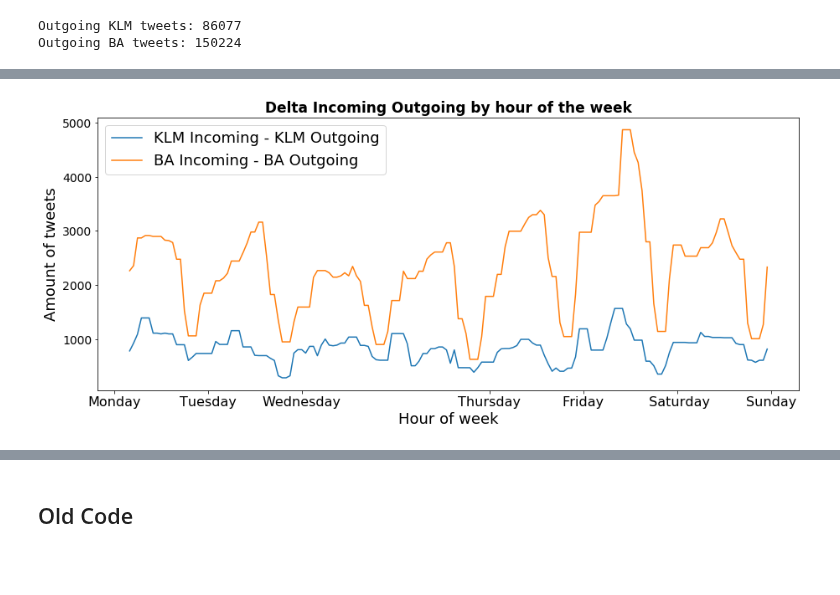
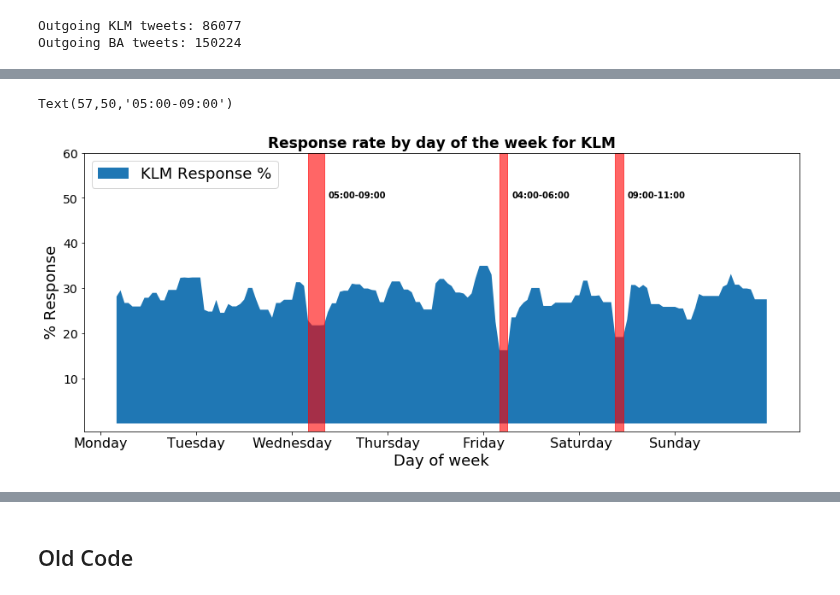
Before and after one commit to dharmsen/DBLDataChallenge, a Jupyter notebook: incoming_outcoming/Incoming_outcoming_viz.ipynb, the cells around one changed output, grey strips where cells are left out. Cells and saved outputs as stored; diff of their text form; code cells hidden in the pictures; blank space fills up the shorter version.

Commit message:
incoming outcoming and booking code extraction

```diff
--- a/incoming_outcoming/Incoming_outcoming_viz.ipynb
+++ b/incoming_outcoming/Incoming_outcoming_viz.ipynb
@@ -45,3 +29,7 @@ Name: weekday, Length: 5444249, dtype: object
+# %%
+df['hour'] = ['0' + str(hour) if int(hour) < 10 else str(hour) for hour in list(df['hour'])]
+# %%
+df['weekday_hour'] = df['weekday'].astype(str) + df['hour'].astype(str)
 # %%
 KLM_outgoing = df[df["('user', 'id_str')"] == "56377143"]
 BA_outgoing = df[df["('user', 'id_str')"] == "18332190"]
@@ -68,4 +60,4 @@ BA_incoming.to_csv('BA_incoming.csv', index=False)
 # %%
 # Read in incoming data
-KLM_incoming = pd.read_csv('KLM_incoming.csv', names=['weekday_hour'])['weekday_hour']
-BA_incoming = pd.read_csv('BA_incoming.csv', names=['weekday_hour'])['weekday_hour']
+#KLM_incoming = pd.read_csv('KLM_incoming.csv', names=['weekday_hour'])['weekday_hour']
+#BA_incoming = pd.read_csv('BA_incoming.csv', names=['weekday_hour'])['weekday_hour']
@@ -71,0 +73,2 @@ BA_incoming = pd.read_csv('BA_incoming.csv', names=['weekday_hour'])['weekday_ho
+# %%
+KLM_incoming = [text for text in list(df['text']) if '@KLM' in text]
@@ -87,18 +232,29 @@ plt.yticks([10,20,30,40,50,60], fontsize=14);
 # %%
-KLM_delta_incoming_outgoing = KLM_incoming.value_counts().sort_index().subtract(KLM_outgoing['weekday_hour'].value_counts().sort_index()).values
-BA_delta_incoming_outgoing = BA_incoming.value_counts().sort_index().subtract(BA_outgoing['weekday_hour'].value_counts().sort_index()).values
-plt.figure(figsize=(15,6))
-plt.plot(range(168), pd.Series(KLM_delta_incoming_outgoing).rolling(5).median())
-plt.plot(range(168), pd.Series(BA_delta_incoming_outgoing).rolling(5).median())
-plt.title(f'Delta Incoming Outgoing by hour of the week', fontsize=17, weight='bold')
-plt.legend(['KLM Incoming - KLM Outgoing', 'BA Incoming - BA Outgoing'], fontsize=18, loc=2)
-plt.ylabel('Amount of tweets', fontsize=18)
-plt.xlabel('Hour of week', fontsize=18)
-plt.xticks([0,24,48,96,120,144,168], ['Monday', 'Tuesday', 'Wednesday', 'Thursday', 'Friday', ' Saturday', 'Sunday'], fontsize=16)
-plt.yticks(fontsize=14);
-#plt.savefig('response_rate_KLM.png', dpi=300)
+fig, ax = plt.subplots(figsize=(15,6))
+
+KLM_delta_incoming_outgoing = KLM_outgoing['weekday_hour'].value_counts().sort_index().divide(KLM_incoming.value_counts().sort_index() + KLM_outgoing['weekday_hour'].value_counts().sort_index()).values
+BA_delta_incoming_outgoing = BA_outgoing['weekday_hour'].value_counts().sort_index().divide(BA_incoming.value_counts().sort_index() + BA_outgoing['weekday_hour'].value_counts().sort_index()).values
+#plt.figure(figsize=(15,6))
+#ax.fill_between(range(168), 0, pd.Series(BA_delta_incoming_outgoing*100).rolling(5).median())
+ax.fill_between(range(168), 0, pd.Series(KLM_delta_incoming_outgoing*100).rolling(5).median())
+#ax.plot(pd.Series(KLM_delta_incoming_outgoing*100).rolling(5).median())
+#ax.plot(pd.Series(BA_delta_incoming_outgoing*100).rolling(5).median())
+ax.set_title(f'Response rate by day of the week for KLM', fontsize=17, weight='bold')
+ax.legend(['KLM Response %', 'BA Response %'], fontsize=18, loc=2)
+ax.set_ylabel('% Response', fontsize=18)
+plt.xlabel('Day of week', fontsize=18)
+plt.xticks([0,24,48,72,96,120,144], ['Monday', 'Tuesday', 'Wednesday', 'Thursday', 'Friday', ' Saturday', 'Sunday'], fontsize=16)
+plt.yticks([10,20,30,40,50,60], fontsize=14)
+plt.axvspan(100, 102, color='r', alpha=0.6)
+plt.axvspan(129, 131, color='r', alpha=0.6)
+plt.axvspan(52, 56, color='r', alpha=0.6)
+plt.annotate('04:00-06:00', (103,50), weight='bold')
+plt.annotate('09:00-11:00', (132,50), weight='bold')
+plt.annotate('05:00-09:00', (57,50), weight='bold')
+#plt.savefig('response_rate_KLM.png', dpi=1200)
 # %% [output]
+Text(57,50,'05:00-09:00')
-[figure, old version]
+[figure, new version]
 # %%
 #BA_delta_incoming_outgoing = BA_incoming.value_counts().sort_index().subtract(BA_outgoing['weekday_hour'].value_counts().sort_index()).values
 
```
Also changed, not shown: parts of 19 cells of this notebook, 1 other file.
